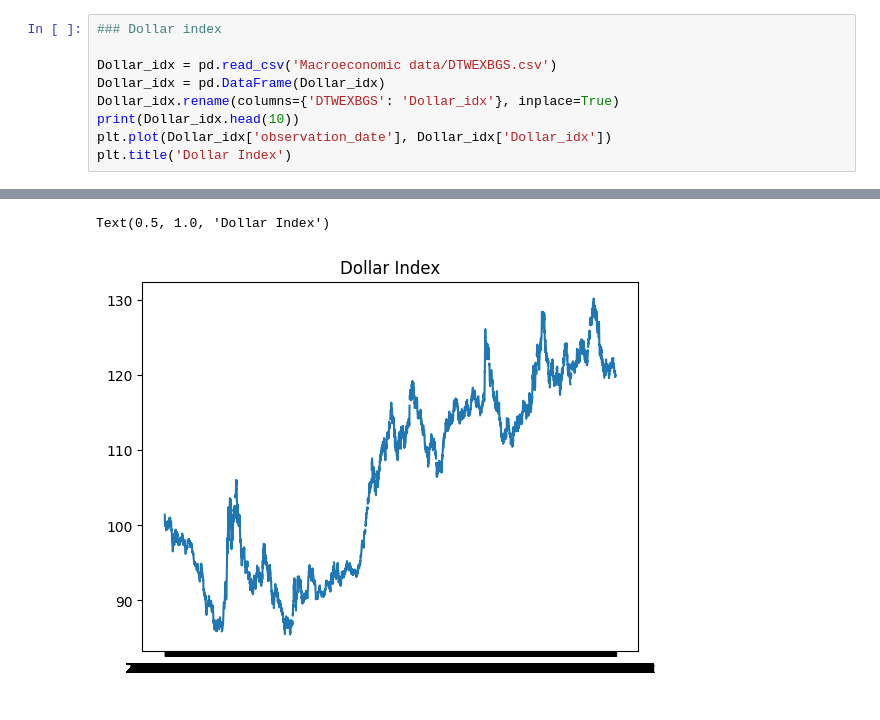
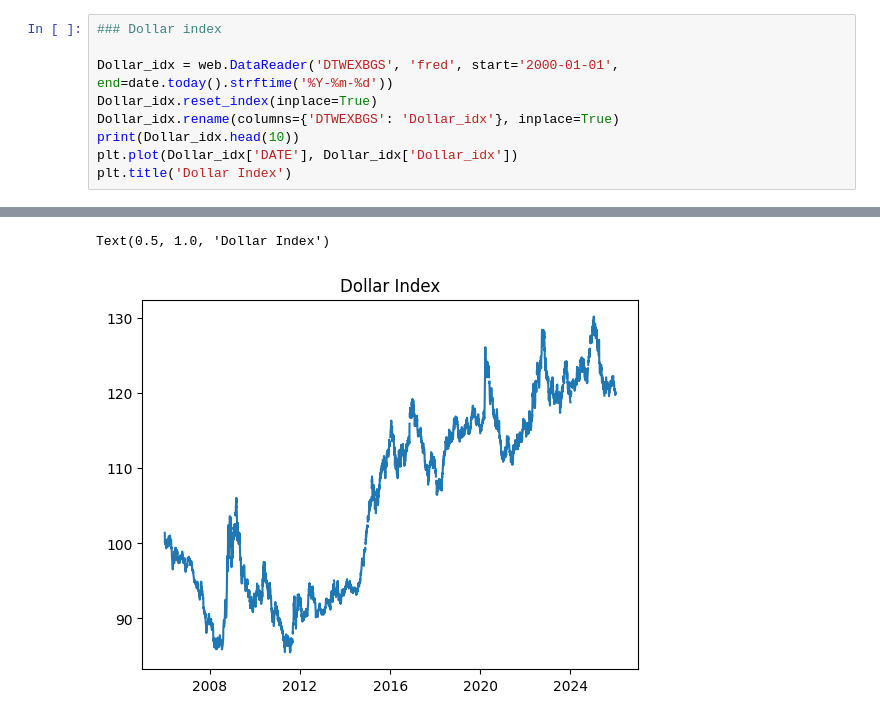
Before and after one commit to WObszan/Forecasting-Stock-Price-Direction, a Jupyter notebook: data/data loading.ipynb, the cells around one changed output, grey strips where cells are left out. Drawn from its saved outputs; the diff is of its cells as text.

```diff
--- a/data/data loading.ipynb
+++ b/data/data loading.ipynb
@@ -103,10 +159,10 @@ plt.plot(CPI['observation_date'], CPI['CPI'])
 # %%
 ### Dollar index
 
-Dollar_idx = pd.read_csv('Macroeconomic data/DTWEXBGS.csv')
-Dollar_idx = pd.DataFrame(Dollar_idx)
+Dollar_idx = web.DataReader('DTWEXBGS', 'fred', start='2000-01-01', end=date.today().strftime('%Y-%m-%d'))
+Dollar_idx.reset_index(inplace=True)
 Dollar_idx.rename(columns={'DTWEXBGS': 'Dollar_idx'}, inplace=True)
 print(Dollar_idx.head(10))
-plt.plot(Dollar_idx['observation_date'], Dollar_idx['Dollar_idx'])
+plt.plot(Dollar_idx['DATE'], Dollar_idx['Dollar_idx'])
 plt.title('Dollar Index')
 # %% [output]
@@ -124,5 +180,5 @@ plt.title('Dollar Index')
 Text(0.5, 1.0, 'Dollar Index')
-[figure, old version]
+[figure, new version]
 # %%
 ### Setting the same data time for all data
 
```
Also changed, not shown: parts of 16 cells of this notebook, 3 other files.
